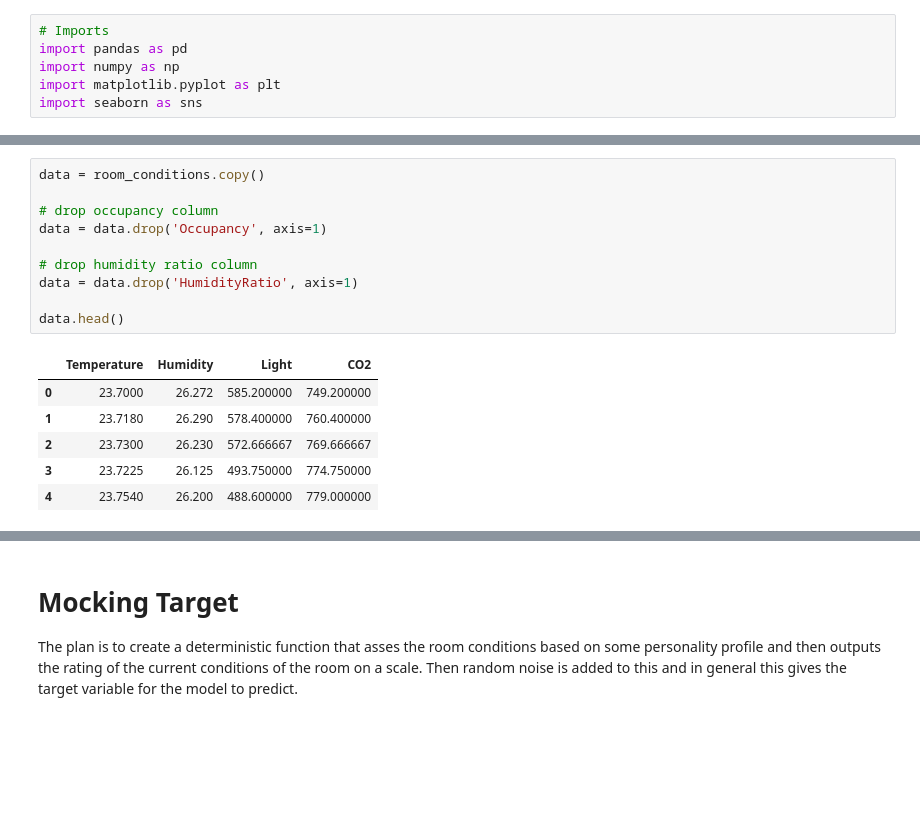
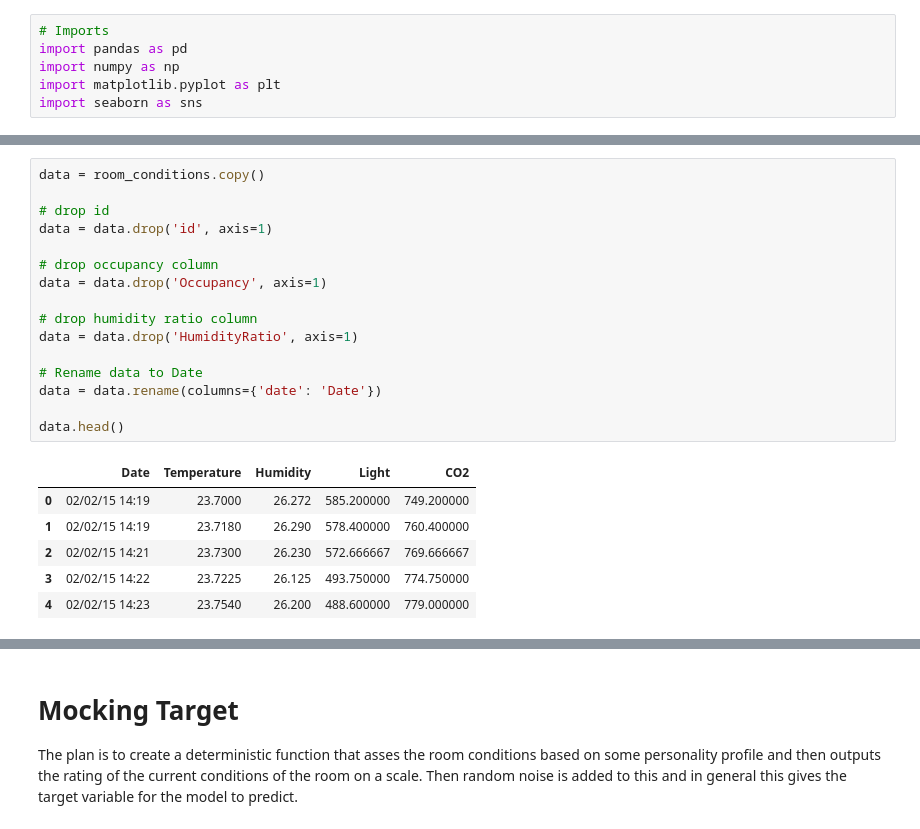
Before and after one commit to SEP4Real/SEP4, a Jupyter notebook: MAL/notebooks/1_mock_data.ipynb, the cells around one changed output, grey strips where cells are left out. Saved outputs shown, nothing was run; the diff lists cells and outputs as text; blank space fills up the shorter version.

Commit message:
[Update] Data mocking procedure [Update] data

```diff
--- a/MAL/notebooks/1_mock_data.ipynb
+++ b/MAL/notebooks/1_mock_data.ipynb
@@ -19,17 +19,23 @@ room_conditions.head()
 # %%
 data = room_conditions.copy()
+
+# drop id
+data = data.drop('id', axis=1)
 
 # drop occupancy column
 data = data.drop('Occupancy', axis=1)
 
 # drop humidity ratio column
 data = data.drop('HumidityRatio', axis=1)
 
+# Rename data to Date
+data = data.rename(columns={'date': 'Date'})
+
 data.head()
 # %% [output]
-|  | Temperature | Humidity | Light | CO2 |
-| 0 | 23.7000 | 26.272 | 585.200000 | 749.200000 |
-| 1 | 23.7180 | 26.290 | 578.400000 | 760.400000 |
-| 2 | 23.7300 | 26.230 | 572.666667 | 769.666667 |
-| 3 | 23.7225 | 26.125 | 493.750000 | 774.750000 |
-| 4 | 23.7540 | 26.200 | 488.600000 | 779.000000 |
+|  | Date | Temperature | Humidity | Light | CO2 |
+| 0 | 02/02/15 14:19 | 23.7000 | 26.272 | 585.200000 | 749.200000 |
+| 1 | 02/02/15 14:19 | 23.7180 | 26.290 | 578.400000 | 760.400000 |
+| 2 | 02/02/15 14:21 | 23.7300 | 26.230 | 572.666667 | 769.666667 |
+| 3 | 02/02/15 14:22 | 23.7225 | 26.125 | 493.750000 | 774.750000 |
+| 4 | 02/02/15 14:23 | 23.7540 | 26.200 | 488.600000 | 779.000000 |
```
Also changed, not shown: parts of 19 cells of this notebook, 1 other file.
